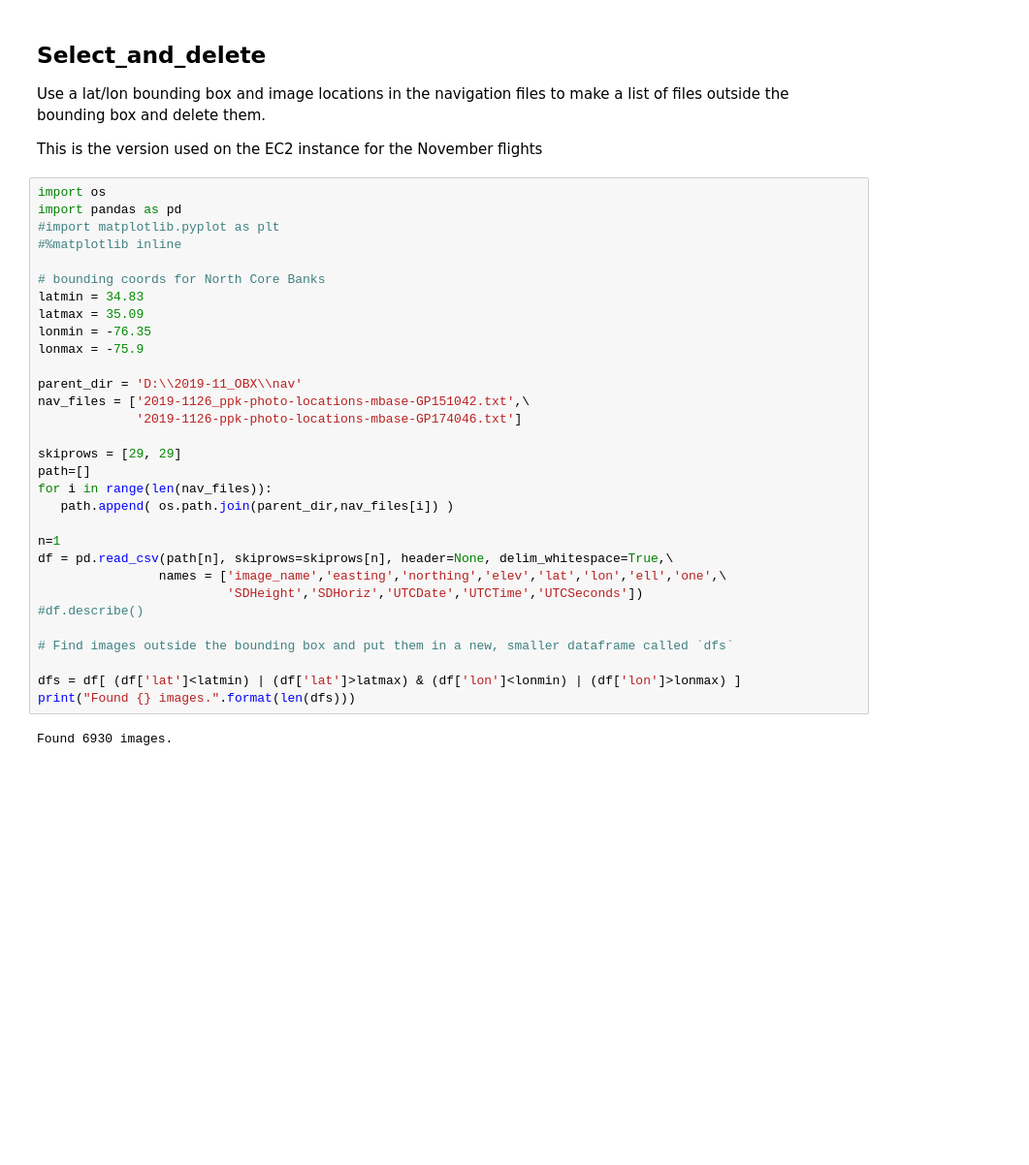
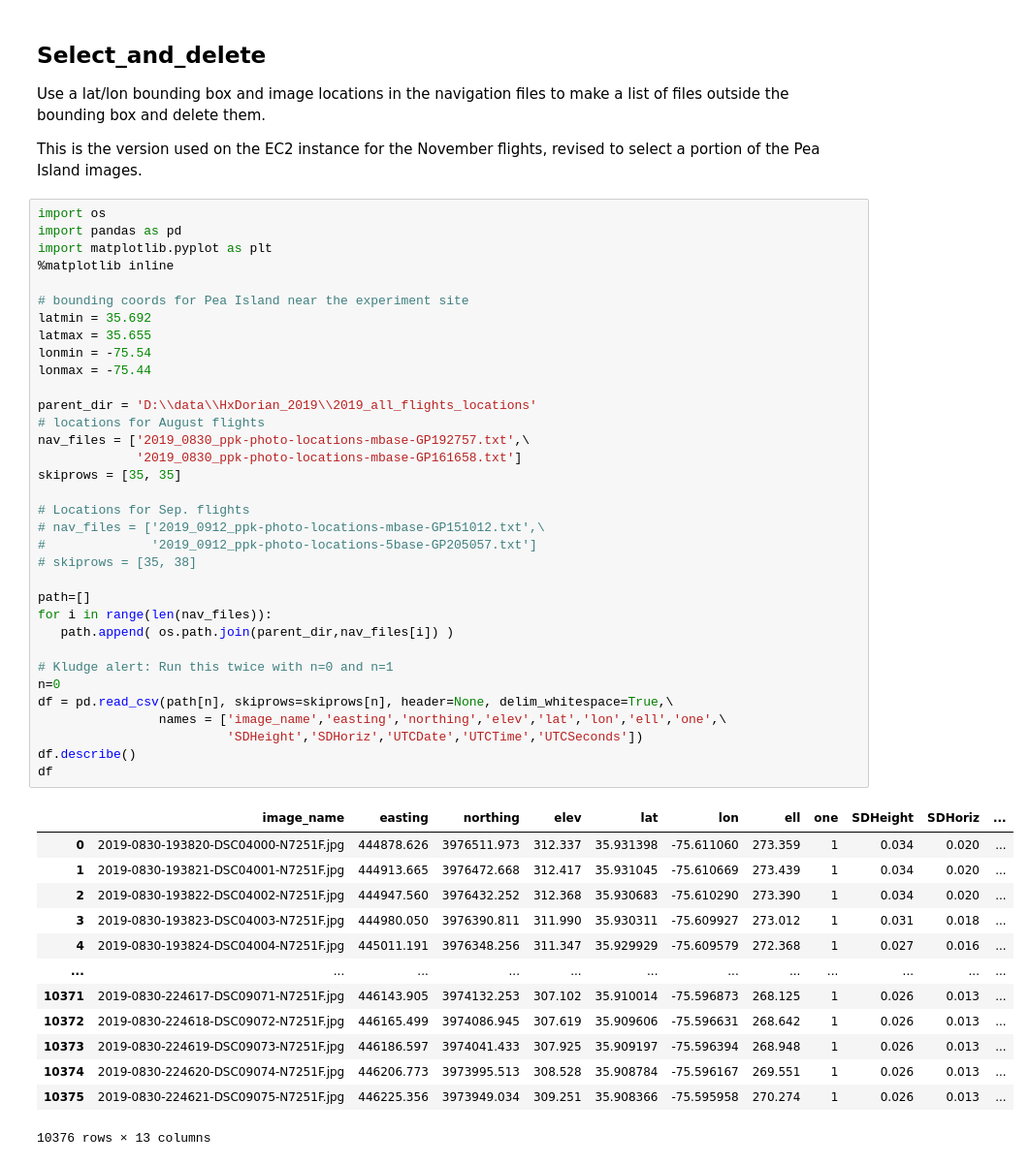
Before and after one commit to csherwood-usgs/UASTools, a Jupyter notebook: Select_and_delete.ipynb, the cells around one changed output. Shown at 97% size. Cells and saved outputs as stored; diff of their text form; blank space fills up the shorter version.

```diff
--- a/Select_and_delete.ipynb
+++ b/Select_and_delete.ipynb
@@ -2,37 +2,52 @@
 ## Select_and_delete
 Use a lat/lon bounding box and image locations in the navigation files to make a list of files outside the bounding box and delete them.
 
-This is the version used on the EC2 instance for the November flights
+This is the version used on the EC2 instance for the November flights, revised to select a portion of the Pea Island images.
 # %%
 import os
 import pandas as pd
-#import matplotlib.pyplot as plt
-#%matplotlib inline
+import matplotlib.pyplot as plt
+%matplotlib inline
 
-# bounding coords for North Core Banks
-latmin = 34.83
-latmax = 35.09
-lonmin = -76.35
-lonmax = -75.9
+# bounding coords for Pea Island near the experiment site
+latmin = 35.692
+latmax = 35.655
+lonmin = -75.54
+lonmax = -75.44
 
-parent_dir = 'D:\\2019-11_OBX\\nav'
-nav_files = ['2019-1126_ppk-photo-locations-mbase-GP151042.txt',\
-             '2019-1126-ppk-photo-locations-mbase-GP174046.txt']
+parent_dir = 'D:\\data\\HxDorian_2019\\2019_all_flights_locations'
+# locations for August flights
+nav_files = ['2019_0830_ppk-photo-locations-mbase-GP192757.txt',\
+             '2019_0830_ppk-photo-locations-mbase-GP161658.txt']
+skiprows = [35, 35]
 
-skiprows = [29, 29]
+# Locations for Sep. flights
+# nav_files = ['2019_0912_ppk-photo-locations-mbase-GP151012.txt',\
+#              '2019_0912_ppk-photo-locations-5base-GP205057.txt']
+# skiprows = [35, 38]
+
 path=[]
 for i in range(len(nav_files)):
    path.append( os.path.join(parent_dir,nav_files[i]) )
 
-n=1
+# Kludge alert: Run this twice with n=0 and n=1
+n=0
 df = pd.read_csv(path[n], skiprows=skiprows[n], header=None, delim_whitespace=True,\
                 names = ['image_name','easting','northing','elev','lat','lon','ell','one',\
                          'SDHeight','SDHoriz','UTCDate','UTCTime','UTCSeconds'])
-#df.describe()
-
-# Find images outside the bounding box and put them in a new, smaller dataframe called `dfs`
-
-dfs = df[ (df['lat']<latmin) | (df['lat']>latmax) & (df['lon']<lonmin) | (df['lon']>lonmax) ]
-print("Found {} images.".format(len(dfs)))
+df.describe()
+df
 # %% [output]
+|  | image_name | easting | northing | elev | lat | lon | ell | one | SDHeight | SDHoriz | ... |
+| 0 | 2019-0830-193820-DSC04000-N7251F.jpg | 444878.626 | 3976511.973 | 312.337 | 35.931398 | -75.611060 | 273.359 | 1 | 0.034 | 0.020 | ... |
+| 1 | 2019-0830-193821-DSC04001-N7251F.jpg | 444913.665 | 3976472.668 | 312.417 | 35.931045 | -75.610669 | 273.439 | 1 | 0.034 | 0.020 | ... |
+| 2 | 2019-0830-193822-DSC04002-N7251F.jpg | 444947.560 | 3976432.252 | 312.368 | 35.930683 | -75.610290 | 273.390 | 1 | 0.034 | 0.020 | ... |
+| 3 | 2019-0830-193823-DSC04003-N7251F.jpg | 444980.050 | 3976390.811 | 311.990 | 35.930311 | -75.609927 | 273.012 | 1 | 0.031 | 0.018 | ... |
+| 4 | 2019-0830-193824-DSC04004-N7251F.jpg | 445011.191 | 3976348.256 | 311.347 | 35.929929 | -75.609579 | 272.368 | 1 | 0.027 | 0.016 | ... |
+| ... | ... | ... | ... | ... | ... | ... | ... | ... | ... | ... | ... |
+| 10371 | 2019-0830-224617-DSC09071-N7251F.jpg | 446143.905 | 3974132.253 | 307.102 | 35.910014 | -75.596873 | 268.125 | 1 | 0.026 | 0.013 | ... |
+| 10372 | 2019-0830-224618-DSC09072-N7251F.jpg | 446165.499 | 3974086.945 | 307.619 | 35.909606 | -75.596631 | 268.642 | 1 | 0.026 | 0.013 | ... |
+| 10373 | 2019-0830-224619-DSC09073-N7251F.jpg | 446186.597 | 3974041.433 | 307.925 | 35.909197 | -75.596394 | 268.948 | 1 | 0.026 | 0.013 | ... |
+| 10374 | 2019-0830-224620-DSC09074-N7251F.jpg | 446206.773 | 3973995.513 | 308.528 | 35.908784 | -75.596167 | 269.551 | 1 | 0.026 | 0.013 | ... |
+| 10375 | 2019-0830-224621-DSC09075-N7251F.jpg | 446225.356 | 3973949.034 | 309.251 | 35.908366 | -75.595958 | 270.274 | 1 | 0.026 | 0.013 | ... |
-Found 6930 images.
+10376 rows × 13 columns
```
Also changed, not shown: parts of 3 cells of this notebook, 1 other file.
